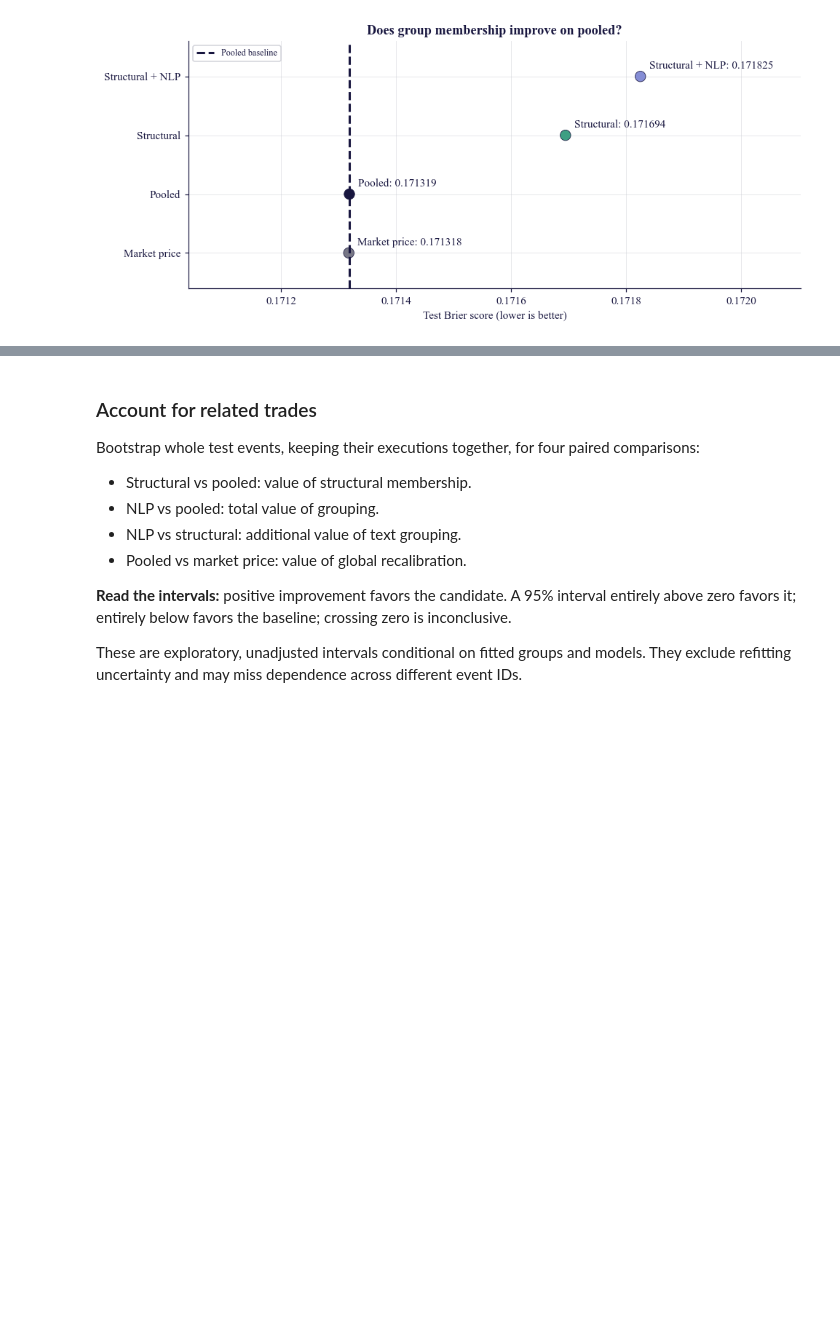
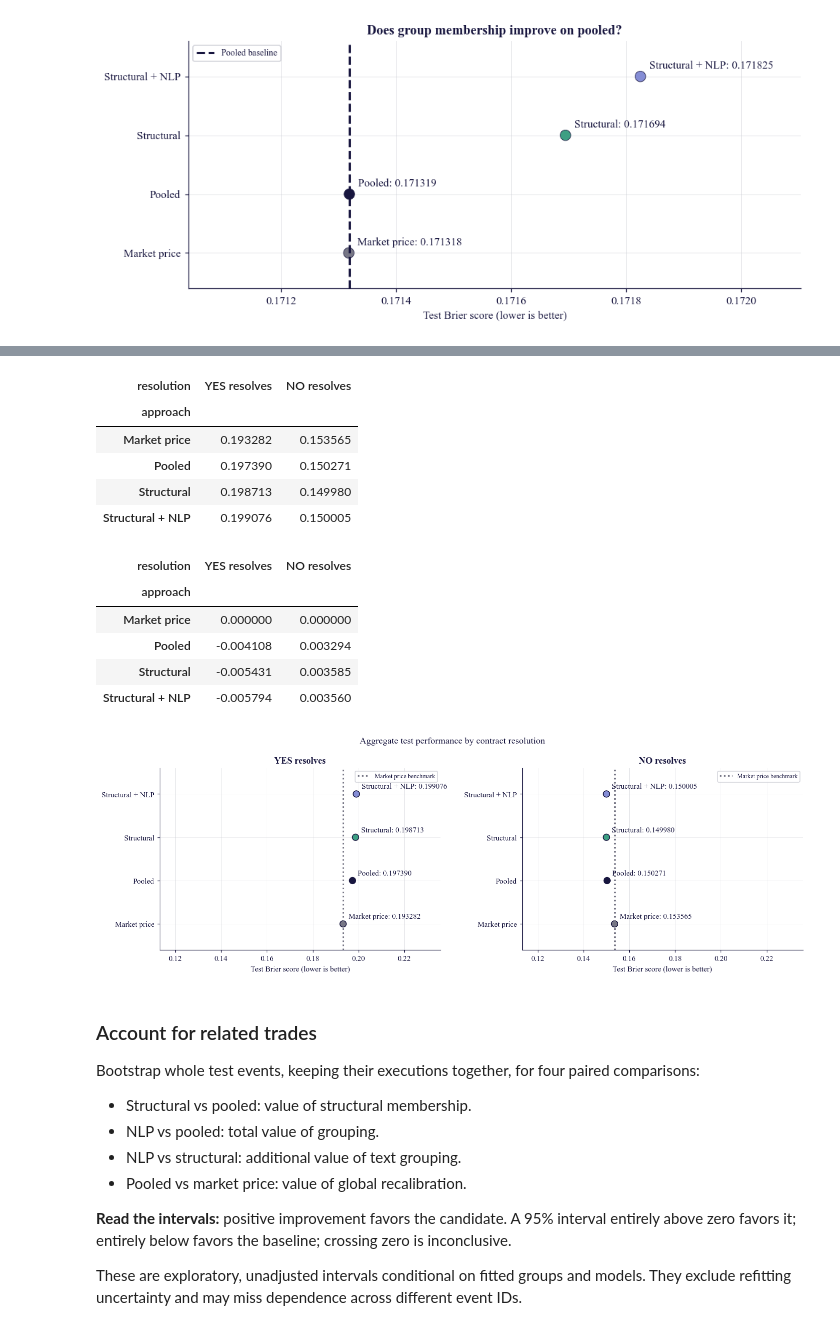
Before and after one commit to KyleNicarry/DS-340W-Group-Project, a Jupyter notebook: extension/notebooks/main.ipynb, the cells around one changed output, grey strips where cells are left out. Saved outputs shown, nothing was run; the diff lists cells and outputs as text; code cells hidden in the pictures; blank space fills up the shorter version.

Commit message:
feat(research): compare test Brier scores by resolution

```diff
--- a/extension/notebooks/main.ipynb
+++ b/extension/notebooks/main.ipynb
@@ -1229,0 +1236,67 @@ show_figure("08_test_scores")
+# %%
+resolution_test = predictions[predictions.split.eq("test")]
+resolution_rows = []
+for outcome, label in [(1, "YES resolves"), (0, "NO resolves")]:
+    subset = resolution_test[resolution_test.outcome.eq(outcome)]
+    if subset.empty:
+        continue
+    market_brier = brier(subset, "Market price")
+    for name in COLORS:
+        score = brier(subset, name)
+        resolution_rows.append(
+            {
+                "resolution": label,
+                "approach": name,
+                "brier": score,
+                "improvement_vs_market": market_brier - score,
+                "contracts": subset.ticker.nunique(),
+                "events": subset.event_id.nunique(),
+                "executions": int(subset.n.sum()),
+                "execution_share": subset.n.sum() / resolution_test.n.sum(),
+            }
+        )
+resolution_scores = pd.DataFrame(resolution_rows)
+if resolution_scores.empty:
+    raise ValueError("No binary-resolved test contracts available.")
+resolution_scores.to_csv(OUTPUT / "test_scores_by_resolution.csv", index=False)
+display(
+    resolution_scores.drop_duplicates("resolution")[
+        ["resolution", "contracts", "events", "executions", "execution_share"]
+    ]
+)
+resolution_order = [label for label in ["YES resolves", "NO resolves"] if label in resolution_scores.resolution.values]
+resolution_table = resolution_scores.pivot(index="approach", columns="resolution", values="brier").reindex(
+    index=list(COLORS), columns=resolution_order
+)
+display(resolution_table)
+display(
+    resolution_scores.pivot(index="approach", columns="resolution", values="improvement_vs_market").reindex(
+        index=list(COLORS), columns=resolution_order
+    )
+)
+
+# Group shares must reconstruct the aggregate score; weighting contracts equally would change the estimand.
+for name, rows in resolution_scores.groupby("approach"):
+    assert np.isclose(np.dot(rows.execution_share, rows.brier), brier(resolution_test, name))
+
+fig, axes = plt.subplots(1, 2, figsize=(13, 4.5), sharex=True, sharey=True)
+for ax, label in zip(axes, ["YES resolves", "NO resolves"]):
+    rows = resolution_scores[resolution_scores.resolution.eq(label)].set_index("approach").reindex(COLORS)
+    ax.scatter(rows.brier, rows.index, s=70, c=list(COLORS.values()), edgecolors=PALETTE["navy"])
+    for name, row in rows.dropna(subset=["brier"]).iterrows():
+        ax.annotate(f"{name}: {row.brier:.6f}", (row.brier, name), xytext=(7, 7), textcoords="offset points")
+    if rows.brier.notna().any():
+        ax.axvline(
+            rows.at["Market price", "brier"], color=COLORS["Market price"], ls=":", label="Market price benchmark"
+        )
+        ax.legend(fontsize=8)
+    else:
+        ax.text(0.5, 0.5, "No test contracts", transform=ax.transAxes, ha="center")
+    # Shared y-axes hide right-panel labels by default; show every method on both panels.
+    ax.set_yticks(range(len(COLORS)), list(COLORS))
+    ax.tick_params(axis="y", labelleft=True)
+    ax.set(title=label, xlabel="Test Brier score (lower is better)")
+    ax.margins(x=0.75, y=0.2)
+fig.suptitle("Aggregate test performance by contract resolution")
+show_figure("12_test_scores_by_resolution")
+# %% [output]
@@ -1230,3 +1306,16 @@ show_figure("08_test_scores")
+| resolution | YES resolves | NO resolves |
+| approach |  |  |
+| Market price | 0.193282 | 0.153565 |
+| Pooled | 0.197390 | 0.150271 |
+| Structural | 0.198713 | 0.149980 |
+| Structural + NLP | 0.199076 | 0.150005 |
+| resolution | YES resolves | NO resolves |
+| approach |  |  |
+| Market price | 0.000000 | 0.000000 |
+| Pooled | -0.004108 | 0.003294 |
+| Structural | -0.005431 | 0.003585 |
+| Structural + NLP | -0.005794 | 0.003560 |
+[figure, added]
 # %% [markdown]
 ### Account for related trades
 
```
Also changed, not shown: parts of 3 cells of this notebook.
